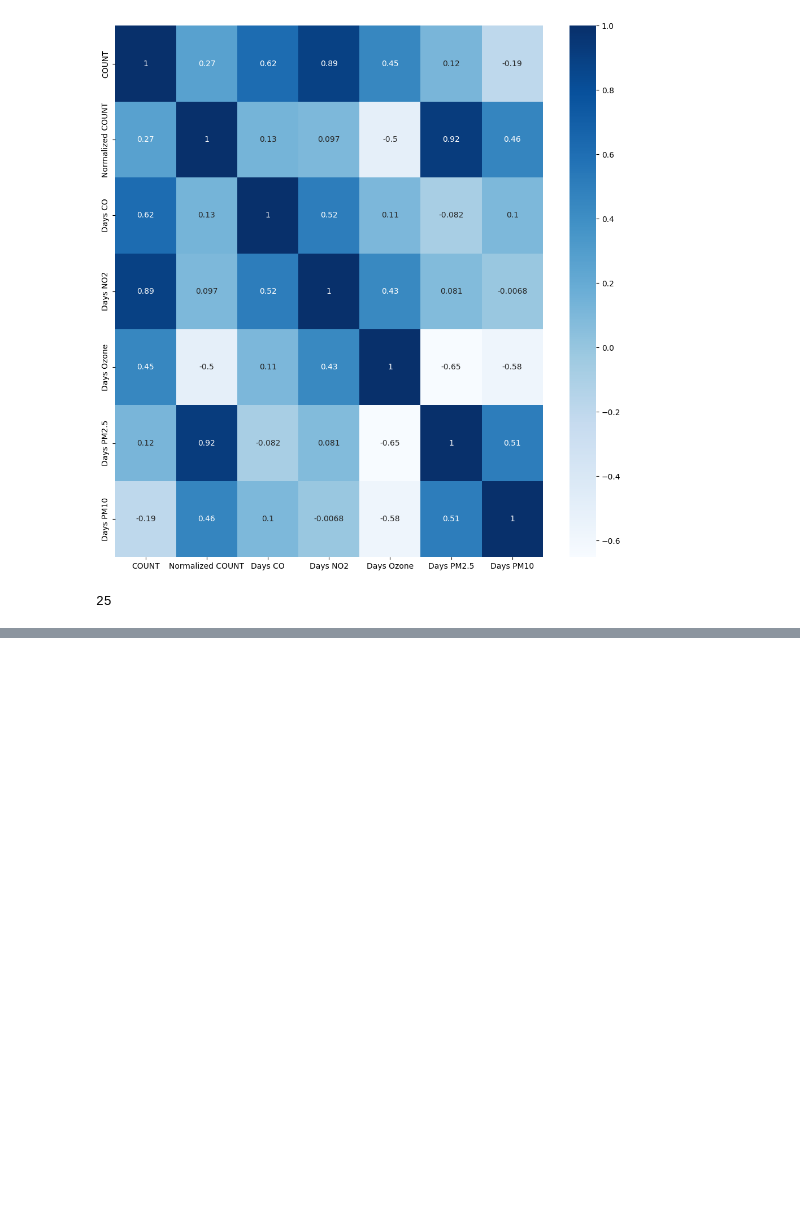
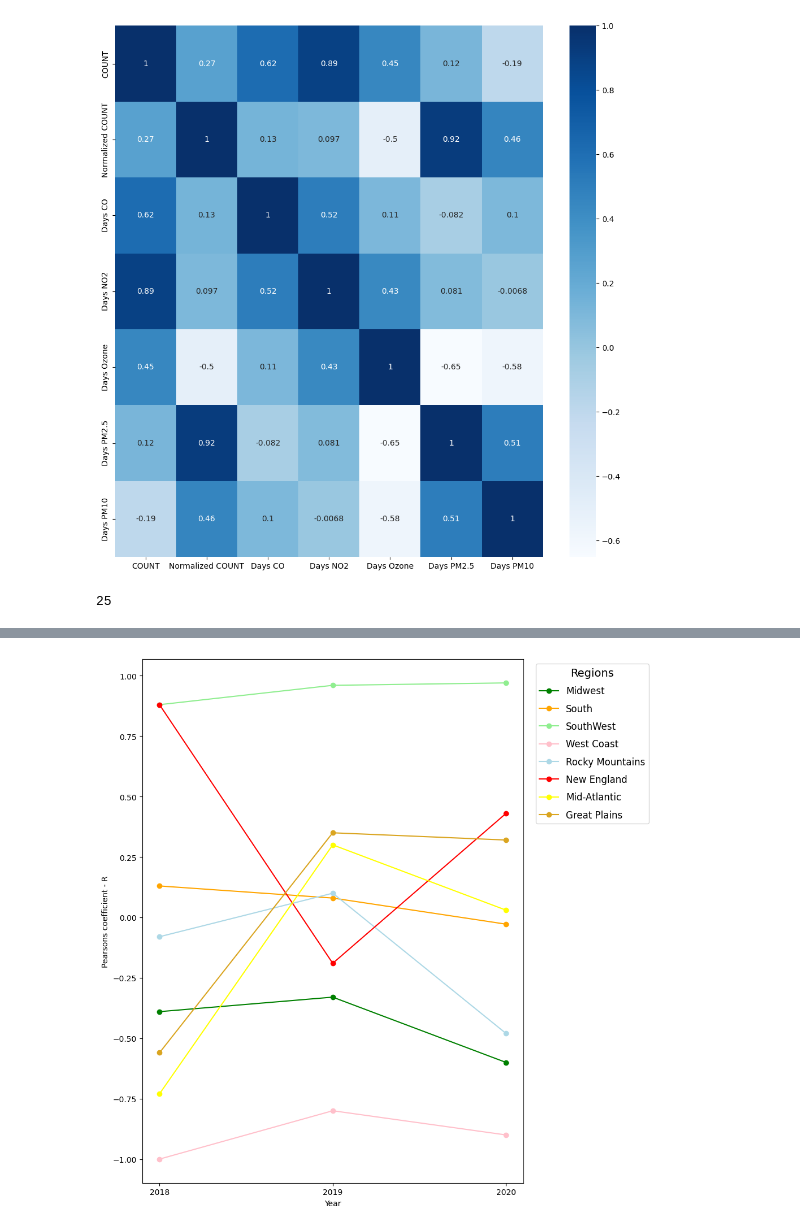
Before and after one commit to noblepenguin43/cancer-environment-corelation, a Jupyter notebook: CancerData-2018-to-2020.ipynb, the cells around one changed output, grey strips where cells are left out. Drawn from its saved outputs; the diff is of its cells as text; code cells hidden in the pictures; blank space fills up the shorter version.

```diff
--- a/CancerData-2018-to-2020.ipynb
+++ b/CancerData-2018-to-2020.ipynb
@@ -1272,0 +1323,57 @@ plt.show()
+# %%
+import pandas as pd
+import matplotlib.pyplot as plt
+
+#plotting legend outside the diagram
+
+#https://docs.google.com/spreadsheets/d/1pyYNsY267hTLBTJKlDktEwUUbkOmzuX84KQyjH5EEN8/edit?gid=1102254889#gid=1102254889
+
+# Define colors in order corresponding to y list in Figure 1
+colors = [
+    'green',  # Midwest
+    'orange',     # South
+    'lightgreen', # SouthWest
+    'pink',       # West Coast
+    'lightblue',  # Rocky Mountains
+    'red',        # New England
+    'yellow',     # Mid-Atlantic
+    '#DAA520'     # Great Plains (Yellow Ocre hex)
+]
+
+# 1. Cervix, PM 2.5
+data = {'Year': [2018, 2019, 2020],
+        'Midwest': [-0.39, -0.33, -0.6],
+        'South': [0.13, 0.08, -0.028],
+        'SouthWest': [0.88, 0.96,0.97],
+        'West Coast': [-1, -0.8, -0.9],
+        'Rocky Mountains': [-0.08, 0.1, -0.48],
+        'New England': [0.88, -0.19, 0.43],
+        'Mid-Atlantic': [-0.73, 0.3, 0.03],
+        'Great Plains': [-0.56, 0.35, 0.32]}
+
+df = pd.DataFrame(data)
+df.plot(x='Year', y=['Midwest', 'South', 'SouthWest', 'West Coast','Rocky Mountains', 'New England','Mid-Atlantic', 'Great Plains'], kind='line',  marker='o', color=colors)
+plt.xlabel('Year')
+plt.ylabel('Pearsons coefficient - R')
+ax = plt.gca() # Get the current axes
+ax.xaxis.set_ticks(df['Year'][::1]) # Set ticks at every 3rd value in the 'Time' column
+
+
+# --- ENHANCED LEGEND OUTSIDE ---
+plt.legend(
+    title="Regions",
+    title_fontsize='14',     # Size of the title "Regions"
+    fontsize='12',           # Size of the region names
+    loc='upper left',
+    bbox_to_anchor=(1.02, 1), # 1.02 adds a tiny gap between the plot and legend
+    ncol=1,                  # Change to 2 if you want it wider but shorter
+    frameon=True,            # Adds a box around the legend
+    labelspacing=0.8         # Adds vertical space between legend items
+)
+
+# Use tight_layout to ensure the legend isn't cut off when saving/viewing
+plt.tight_layout()
+
+plt.show()
+# %% [output]
+[figure, added]
```
Also changed, not shown: parts of 5 cells of this notebook.
